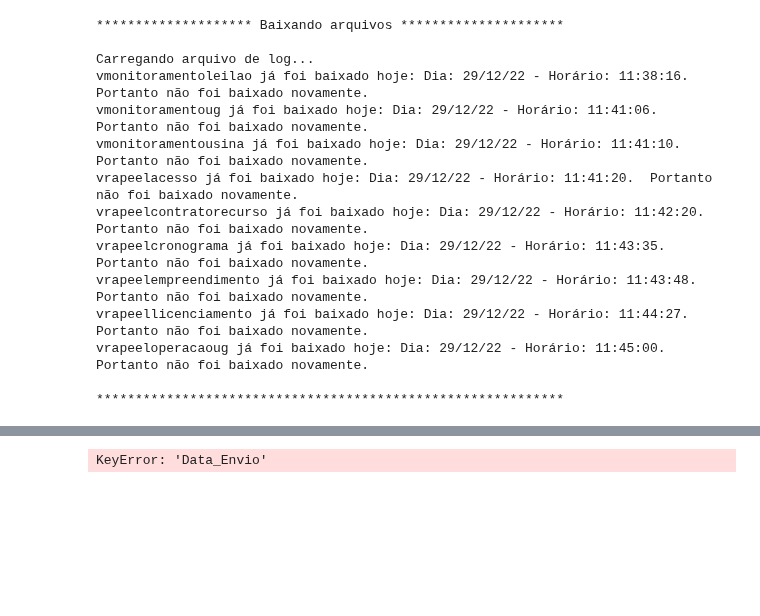
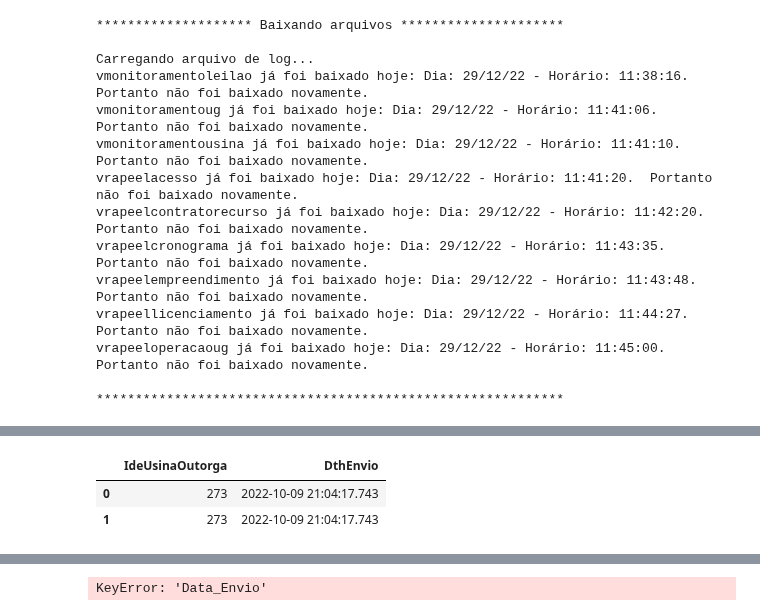
Before and after one commit to Vinicius667/Previsor, a Jupyter notebook: App/Previsor_teste2.ipynb, the cells around one changed output, grey strips where cells are left out. Saved outputs shown, nothing was run; the diff lists cells and outputs as text; code cells hidden in the pictures; blank space fills up the shorter version.

```diff
--- a/App/Previsor_teste2.ipynb
+++ b/App/Previsor_teste2.ipynb
@@ -51,18 +51,21 @@ rename_cols = {
 
 rapeel_cronograma = pd.read_parquet(os.path.join(directory,"vrapeelcronograma.gzip"))[cols].rename(columns=rename_cols)
 # %%
-cols = ['DthEnvio','IdeUsinaOutorga']
-mercado = pd.read_parquet(os.path.join(directory,"vrapeelcontratorecurso.gzip"))[cols]
+cols = ['DthEnvio','IdeUsinaOutorga','DatConclusaoIII',]
+rename_cols = {'DatConclusaoIII':'DatConclusaoACL'}
+mercado = pd.read_parquet(os.path.join(directory,"vrapeelcontratorecurso.gzip"))[cols].rename(columns=rename_cols)
 
 
 cols = ["DatValidadeIV","DatValidadeI","DthEnvio","IdeUsinaOutorga","DatValidadeV"]
 rename_cols = {'DatValidadeIV': 'DatValidadeLI','DatValidadeI': 'DatValidadeLP','DatValidadeV': 'DatValidadeLO'}
 ambiental_datas = pd.read_parquet(os.path.join(directory,"vrapeellicenciamento.gzip"))[cols].rename(columns=rename_cols)
-
+ambiental_datas = ambiental_datas.loc[ambiental_datas.groupby('IdeUsinaOutorga').DthEnvio.idxmax()]
 
 cols = ["DthEnvio","NomSitContratoI","NomSitContratoIV","NomSituacaoContratoIII","NomSitContratoII","IdeUsinaOutorga"]
 rename_cols = {'NomSitContratoI': 'NomSitContratoCCD','NomSitContratoIV': 'NomSitContratoCUST','NomSituacaoContratoIII': 'NomSituacaoContratoCUSD','NomSitContratoII': 'NomSitContratoCCT'}
 acesso_contratos = pd.read_parquet(os.path.join(directory,"vrapeelacesso.gzip"))[cols].rename(columns=rename_cols)
+acesso_contratos = acesso_contratos.loc[acesso_contratos.groupby('IdeUsinaOutorga').DthEnvio.idxmax()]
 
-input_rapeel = pd.merge(mercado,ambiental_datas,on=['IdeUsinaOutorga','DthEnvio'],how="inner")
-input_rapeel = pd.merge(input_rapeel,acesso_contratos,on=['IdeUsinaOutorga','DthEnvio'],how="inner")
+input_rapeel = pd.merge(mercado,ambiental_datas,on=ide_data_cols,how="inner")
+input_rapeel = pd.merge(input_rapeel,acesso_contratos,on=ide_data_cols,how="inner")
+input_rapeel = input_rapeel.loc[input_rapeel.groupby('IdeUsinaOutorga').DthEnvio.idxmax()]
@@ -84,0 +213,6 @@ input_rapee
+# %%
+definicoes_monitoramento[definicoes_monitoramento.IdeUsinaOutorga == 273].drop_duplicates()[['IdeUsinaOutorga','DthEnvio']]
+# %% [output]
+|  | IdeUsinaOutorga | DthEnvio |
+| 0 | 273 | 2022-10-09 21:04:17.743 |
+| 1 | 273 | 2022-10-09 21:04:17.743 |
```
Also changed, not shown: parts of 16 cells of this notebook, 3 other files.
